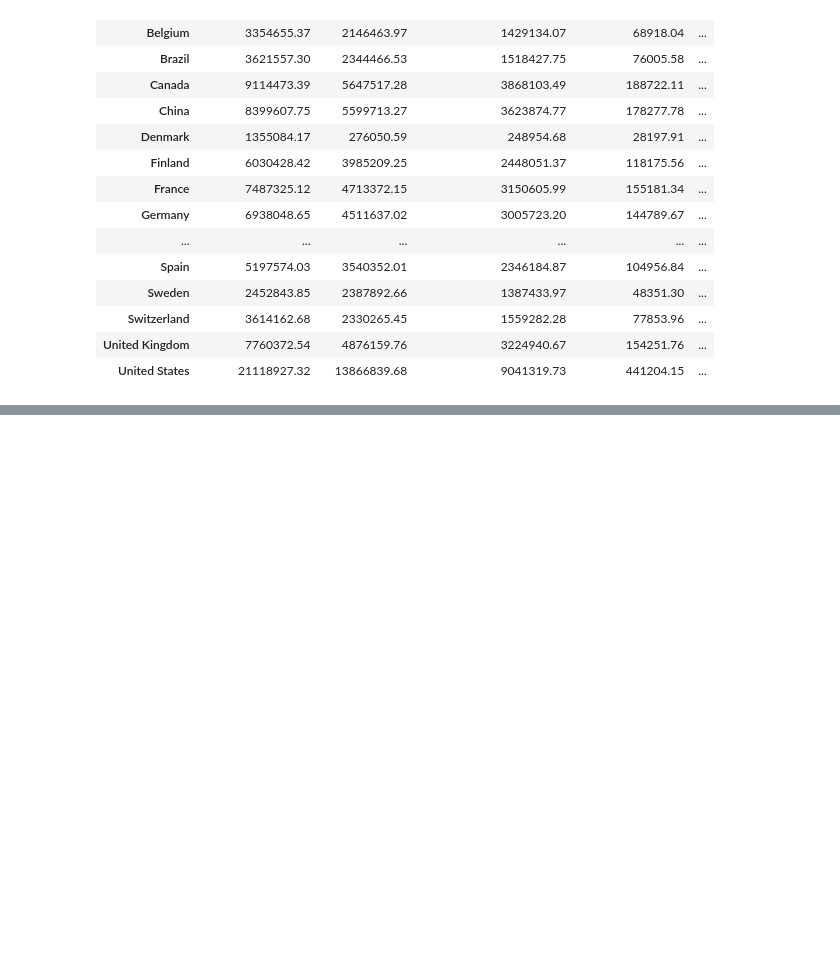
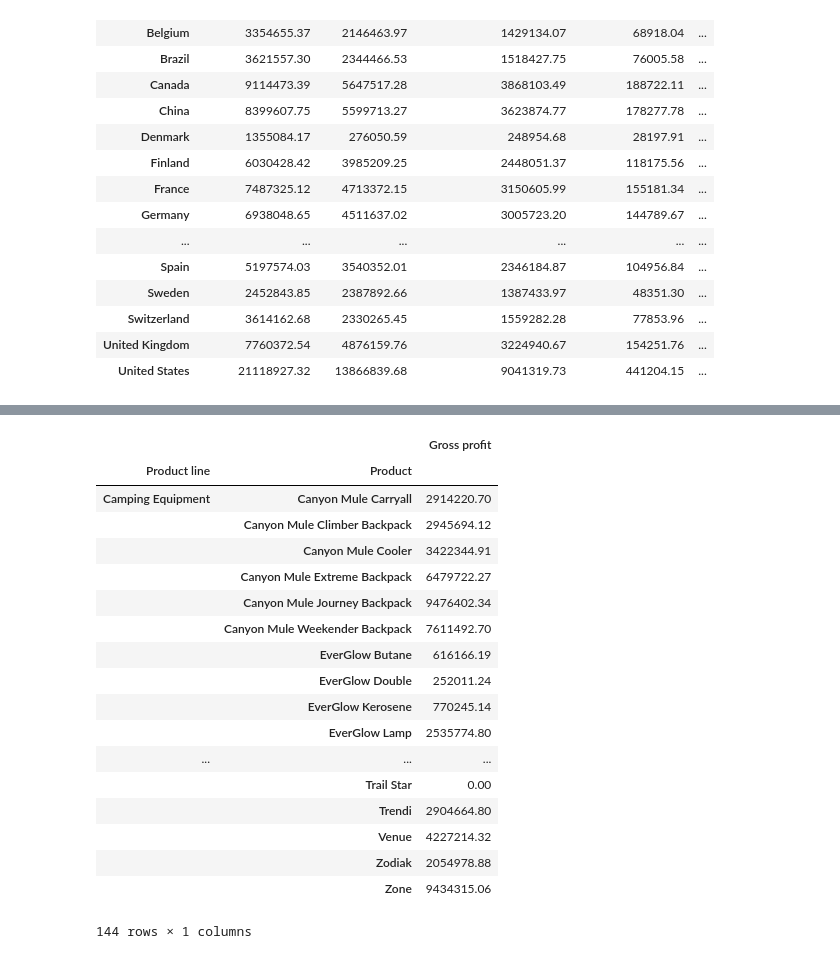
Before and after one commit to alexfcub/Presentation-And-Visualization, a Jupyter notebook: hw2/Data inspection.ipynb, the cells around one changed output, grey strips where cells are left out. Saved outputs shown, nothing was run; the diff lists cells and outputs as text; code cells hidden in the pictures; blank space fills up the shorter version.

```diff
--- a/hw2/Data inspection.ipynb
+++ b/hw2/Data inspection.ipynb
@@ -107,0 +128,52 @@ Worst profitable in 2007:  Opera Vision 0.0
+# %%
+df_2007 = df[df["Year"]==2007]
+product_line = df['Product line'].unique()
+max_product_line = []
+for pl in product_line:
+    df_2007 = df[df['Product line'] == pl]
+    df_2007 = df_2007[['Product line', 'Product', 'Gross profit']]
+    df_2007 = df_2007.fillna(0)
+    df_2007 = df_2007.groupby(['Product line', 'Product']).sum()
+
+    max_product_line.append(df_2007['Gross profit'].argmax())
+max_product_line
+df_max_line = pd.DataFrame.from_records(max_product_line, columns=['Product line', 'Product'])
+df_max_line
+df_max_line.to_csv('data/max_product_line.csv')
+# %%
+df_2007 = df[df["Year"]==2007]
+product_line = df['Retailer country'].unique()
+max_product_line = []
+for pl in product_line:
+    df_2007 = df[df['Retailer country'] == pl]
+    df_2007 = df_2007[['Retailer country', 'Product', 'Gross profit']]
+    df_2007 = df_2007.fillna(0)
+    df_2007 = df_2007.groupby(['Retailer country', 'Product']).sum()
+
+    max_product_line.append(df_2007['Gross profit'].argmax())
+max_product_line
+df_max_country = pd.DataFrame.from_records(max_product_line, columns=['Retailer country', 'Product'])
+df_max_country
+df_max_country.to_csv('data/max_country.csv')
+# %%
+df_2007
+# %% [output]
+|  |  | Gross profit |
+| Product line | Product |  |
+| Camping Equipment | Canyon Mule Carryall | 2914220.70 |
+|  | Canyon Mule Climber Backpack | 2945694.12 |
+|  | Canyon Mule Cooler | 3422344.91 |
+|  | Canyon Mule Extreme Backpack | 6479722.27 |
+|  | Canyon Mule Journey Backpack | 9476402.34 |
+|  | Canyon Mule Weekender Backpack | 7611492.70 |
+|  | EverGlow Butane | 616166.19 |
+|  | EverGlow Double | 252011.24 |
+|  | EverGlow Kerosene | 770245.14 |
+|  | EverGlow Lamp | 2535774.80 |
+| ... | ... | ... |
+|  | Trail Star | 0.00 |
+|  | Trendi | 2904664.80 |
+|  | Venue | 4227214.32 |
+|  | Zodiak | 2054978.88 |
+|  | Zone | 9434315.06 |
+144 rows × 1 columns
```
Also changed, not shown: parts of 13 cells of this notebook, 23 other files.
